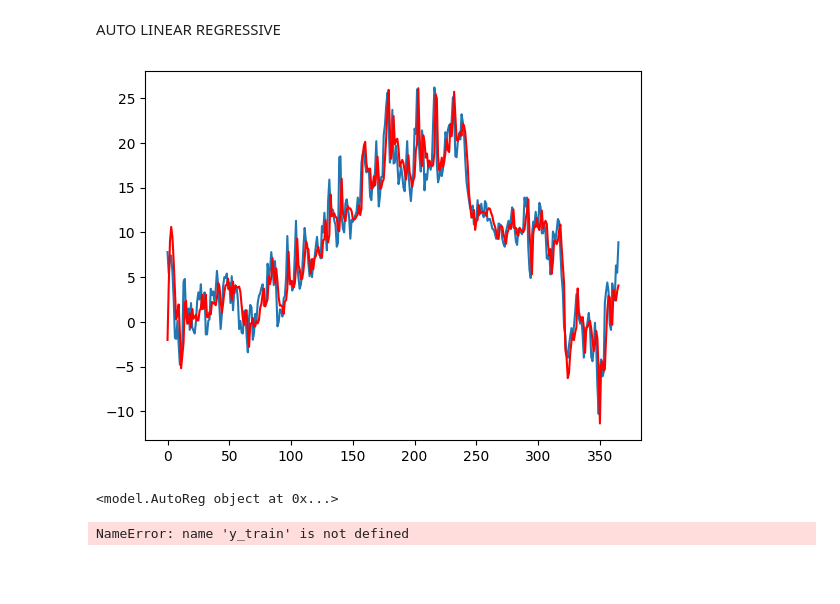
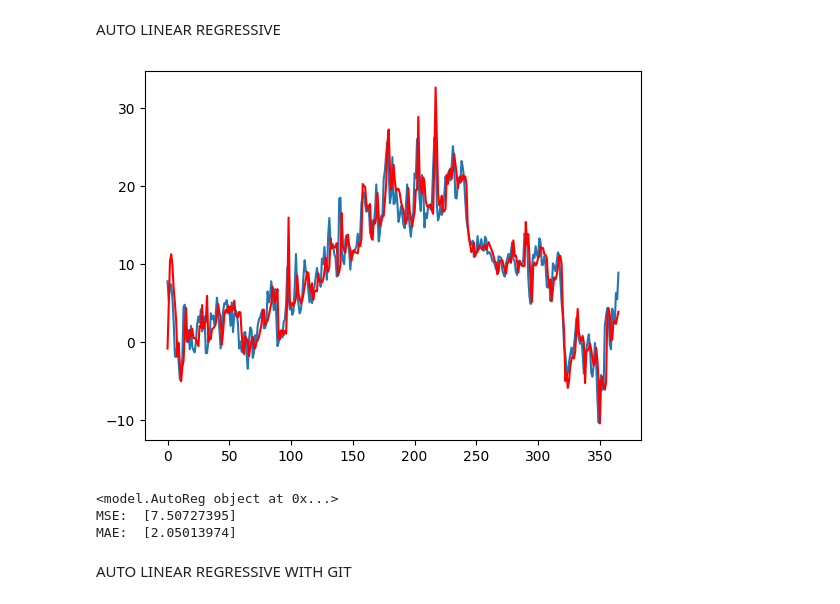
Before and after one commit to mikitomi21/Weather_Prediction, a Jupyter notebook: presentation.ipynb, the cells around one changed output. Saved outputs shown, nothing was run; the diff lists cells and outputs as text; code cells hidden in the pictures; blank space fills up the shorter version.

Commit message:
Presentate model auto with git - disgusting...

```diff
--- a/presentation.ipynb
+++ b/presentation.ipynb
@@ -74,12 +74,12 @@ y_train = train_data["Avg_Temp"].to_numpy()
 x_test = test_data["Avg_Temp_Pre_Day"].to_numpy()
 y_test = test_data["Avg_Temp"].to_numpy()
 # %%
-linear = AutoReg(10)
+linear = AutoReg(7)
 y_pred = []
 x_test_temp = x_test.copy()
 y_test_temp = y_test.copy()
 
-for i in range(366):
+for i in range(len(x_test)):
     linear.fit(x_train[-linear.get_lag():], y_train[-linear.get_lag():])
     y_pred.append(linear.predict(x_test_temp[0]))
     x_train = np.append(x_train, x_test_temp[0])
@@ -87,16 +87,19 @@ for i in range(366):
     x_test_temp = np.delete(x_test_temp, 0)
     y_test_temp = np.delete(y_test_temp, 0)
 # %%
-x = np.arange(366)
+x = np.arange(len(x_test))
 plt.plot(x, y_test)
 plt.plot(x, y_pred, color="red")
 plt.show()
 # %% [output]
-[figure, old version]
+[figure, new version]
 # %%
 print(linear)
 print("MSE: ", linear.mse(x_test, y_test, y_pred))
 print("MAE: ", linear.mae(x_test, y_test, y_pred))
 # %% [output]
 <model.AutoReg object at 0x...>
+MSE:  [7.50727395]
+MAE:  [2.05013974]
-NameError: name 'y_train' is not defined
+# %% [markdown]
+AUTO LINEAR REGRESSIVE WITH GIT
```
Also changed, not shown: parts of 4 cells of this notebook, 2 other files.
